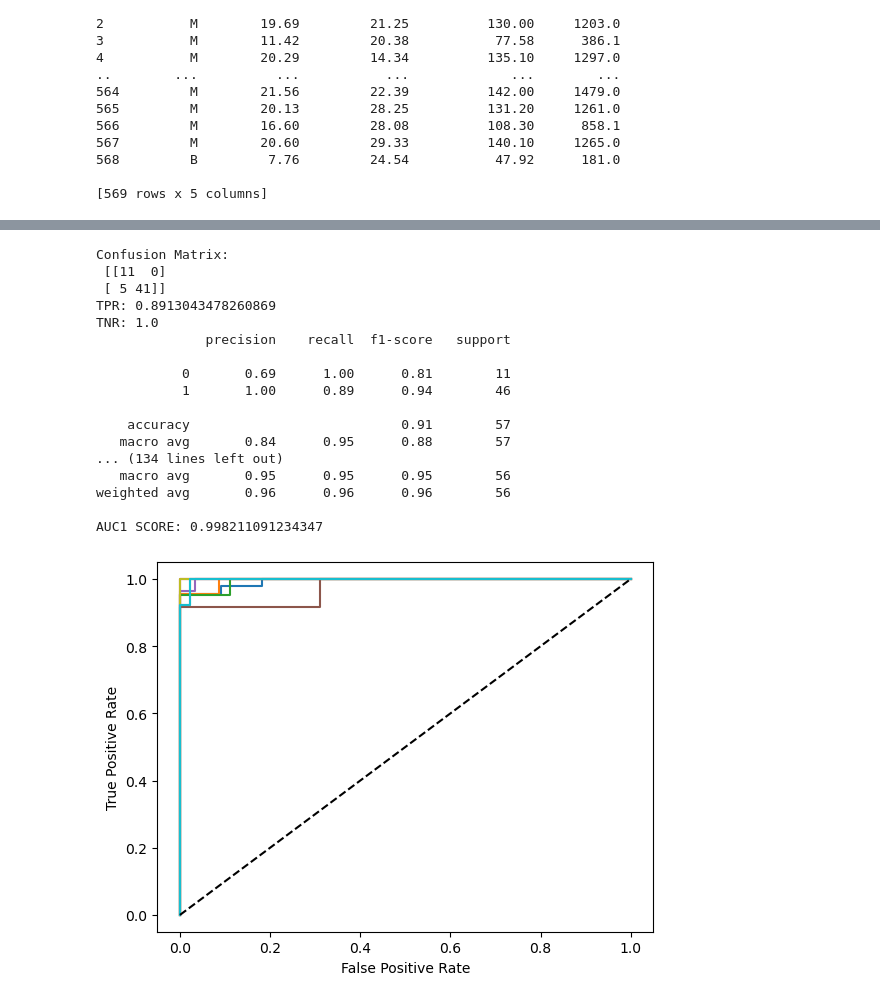
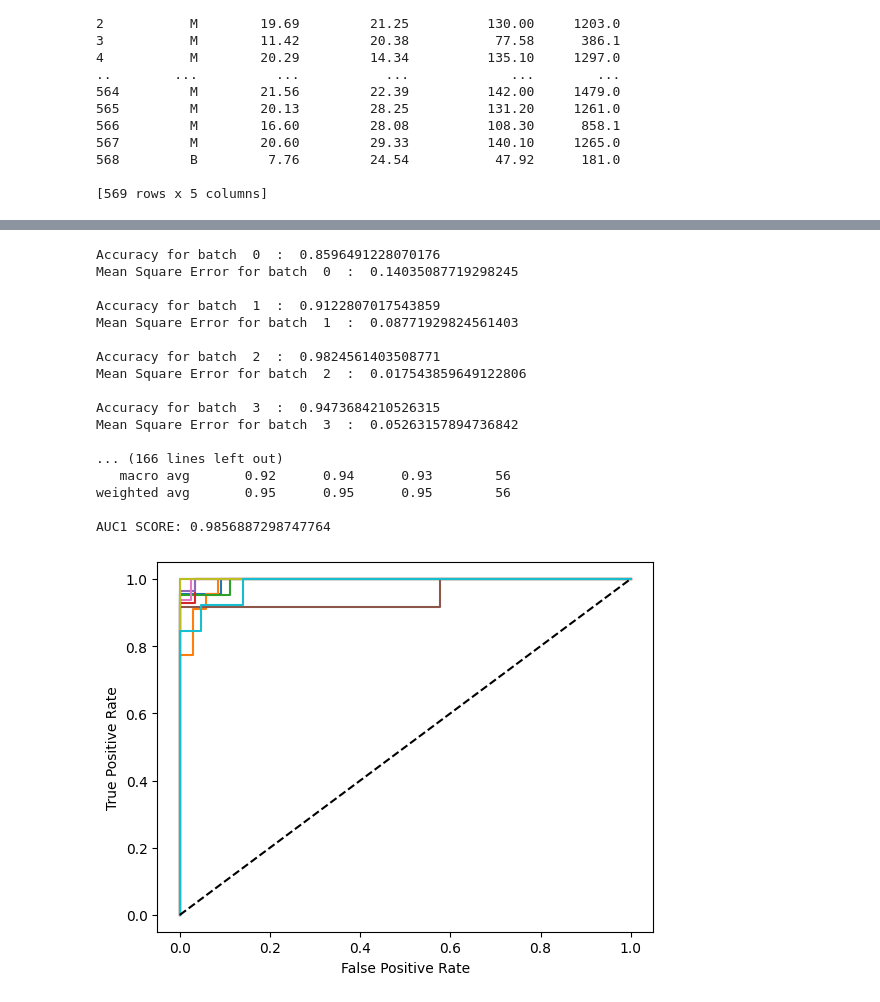
Before and after one commit to nathan-dcruz/ECS171-G32, a Jupyter notebook: G32-Logistic-Regression.ipynb, the cells around one changed output, grey strips where cells are left out. Saved outputs shown, nothing was run; the diff lists cells and outputs as text; code cells hidden in the pictures.

```diff
--- a/G32-Logistic-Regression.ipynb
+++ b/G32-Logistic-Regression.ipynb
@@ -60,12 +81,21 @@ plt.show()
 # %%
+import pickle
+from sklearn.metrics import mean_squared_error, accuracy_score, precision_score, recall_score
+
+drop_columns = ['diagnosis', 'id',
+                'perimeter_mean', 'area_mean', 'concavity_mean', 'concave points_mean',
+                'perimeter_se', 'area_se', 'concavity_se', 'concave points_se', 'fractal_dimension_se',
+                'perimeter_worst', 'area_worst', 'concavity_worst', 'concave points_worst', 'fractal_dimension_worst',
+                ]
+
 # Pre-process data
-X = dataset.drop('diagnosis', axis=1).drop('id', axis=1)
+X = dataset.drop(drop_columns, axis=1)
 y = dataset['diagnosis']
 
 # Normalization
 scaler = MinMaxScaler(feature_range=(0, 1))
 X_rescaled = scaler.fit_transform(X)
-X = pd.DataFrame(data=X_rescaled, columns=X.columns)
+X = pd.DataFrame(data = X_rescaled, columns = X.columns)
 
 #X_train, X_test, y_train, y_test = train_test_split(X, y, test_size=TEST_SIZE, random_state=42)
 
@@ -76,6 +106,10 @@ y = y.map({'B': 0, 'M': 1})
 # Train a bunch of models
 kf = KFold(n_splits=KFOLD_SPLITS)
 models = []
+
+acc = 0
+mse = 0
+
 i = 0 #keep track of batch number
 for train_indices, test_indices in kf.split(X):
     start_train, stop_train = train_indices[0], train_indices[-1]+1
@@ -88,14 +122,22 @@ for train_indices, test_indices in kf.split(X):
     cls.fit(X_train, y[start_train:stop_train])
     y_pred = cls.predict(X_test)
     y_prob = cls.predict_proba(X_test)
-
     details = {}
     # y_test, y_pred, y_prob
     details["y_test"] = y_test
     details["y_pred"] = y_pred
     details["y_prob"] = y_prob
     models.append(details)
+
+    print("\nAccuracy for batch ", i, " : ", accuracy_score(y[start_test:stop_test], y_pred))
+    print("Mean Square Error for batch ", i, " : ", mean_squared_error(y[start_test:stop_test], y_pred))
+    acc += accuracy_score(y_test, y_pred)
+    mse += mean_squared_error(y_test, y_pred)
     i += 1
+
+# step 6: find the average and select the batch with highest evaluation scores
+print('\nAverage Accuracy = ', acc / KFOLD_SPLITS)
+print('Average MSE = ', mse / KFOLD_SPLITS)
 
 # Analyze models
 for model in models:
@@ -118,45 +160,45 @@ for model in models:
     tpr = tp / (tp + fn) # RECALL/SENSITIVITY
     print(f"TPR: {tpr}")
 
     tnr = tn / (tn + fp) # SPECIFICITY
     #tnr = cmat[1][1] / (cmat[1][1] + cmat[0][1])
     print(f"TNR: {tnr}")
 
     print(classification_report(y_test, y_pred))
 
     #fpr0, tpr0, thresholds0 = roc_curve(y_test, y_prob[:, 0])
     #auc0 = roc_auc_score(y_test, y_prob[:, 0])
 
     fpr1, tpr1, thresholds1 = roc_curve(y_test, y_prob[:, 1])
     auc1 = roc_auc_score(y_test, y_prob[:, 1])
 
     #plt.plot(fpr0, tpr0)
     # separate these properly later
     plt.plot(fpr1, tpr1)
 
     #print(f"AUC1 SCORE: {auc0}")
     print(f"AUC1 SCORE: {auc1}")
 
 plt.xlabel('False Positive Rate')
 plt.ylabel('True Positive Rate')
 plt.plot([0, 1], [0, 1], "k--", label="chance level (AUC = 0.5)")
 plt.show()
 # %% [output]
-Confusion Matrix:
- [[11  0]
- [ 5 41]]
-TPR: 0.8913043478260869
-TNR: 1.0
-              precision    recall  f1-score   support
+Accuracy for batch  0  :  0.8596491228070176
+Mean Square Error for batch  0  :  0.14035087719298245
 
-           0       0.69      1.00      0.81        11
-           1       1.00      0.89      0.94        46
+Accuracy for batch  1  :  0.9122807017543859
+Mean Square Error for batch  1  :  0.08771929824561403
 
-    accuracy                           0.91        57
-   macro avg       0.84      0.95      0.88        57
-... (134 lines left out)
-   macro avg       0.95      0.95      0.95        56
-weighted avg       0.96      0.96      0.96        56
+Accuracy for batch  2  :  0.9824561403508771
+Mean Square Error for batch  2  :  0.017543859649122806
 
-AUC1 SCORE: 0.998211091234347
+Accuracy for batch  3  :  0.9473684210526315
+Mean Square Error for batch  3  :  0.05263157894736842
+
+... (166 lines left out)
+   macro avg       0.92      0.94      0.93        56
+weighted avg       0.95      0.95      0.95        56
+
+AUC1 SCORE: 0.9856887298747764
-[figure, old version]
+[figure, new version]
```
Also changed, not shown: parts of 6 cells of this notebook, 7 other files.
